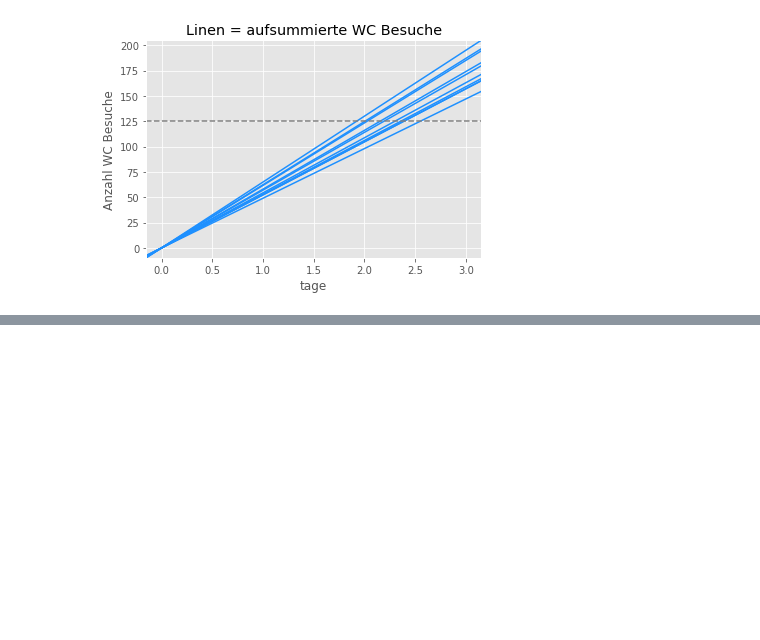
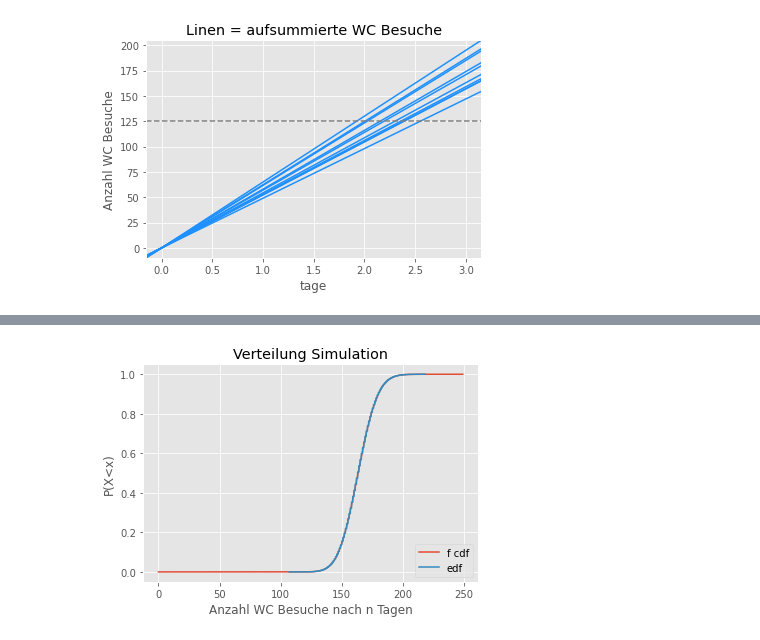
Before and after one commit to phyti1/ds_p4_kompotoi, a Jupyter notebook: Data_aquisition_Model.ipynb, the cells around one changed output, grey strips where cells are left out. Saved outputs shown, nothing was run; the diff lists cells and outputs as text; code cells hidden in the pictures; blank space fills up the shorter version.

```diff
--- a/Data_aquisition_Model.ipynb
+++ b/Data_aquisition_Model.ipynb
@@ -395,0 +397,6 @@ plt.show()
+# %%
+result_sim = get_best_fit_distribution(simulation_messreihe_2, 250, preferred_distributions = False)
+#result_best_fit
+edf_x_week, edf_y_week = get_edf(simulation_messreihe_2)
+plot_results(edf_x_week, edf_y_week, result_sim, 'Anzahl WC Besuche nach n Tagen', 'Verteilung Simulation')
+# %% [output]
@@ -395,0 +404 @@ plt.show()
+[figure, added]
```
Also changed, not shown: parts of 5 cells of this notebook, 16 other files.
